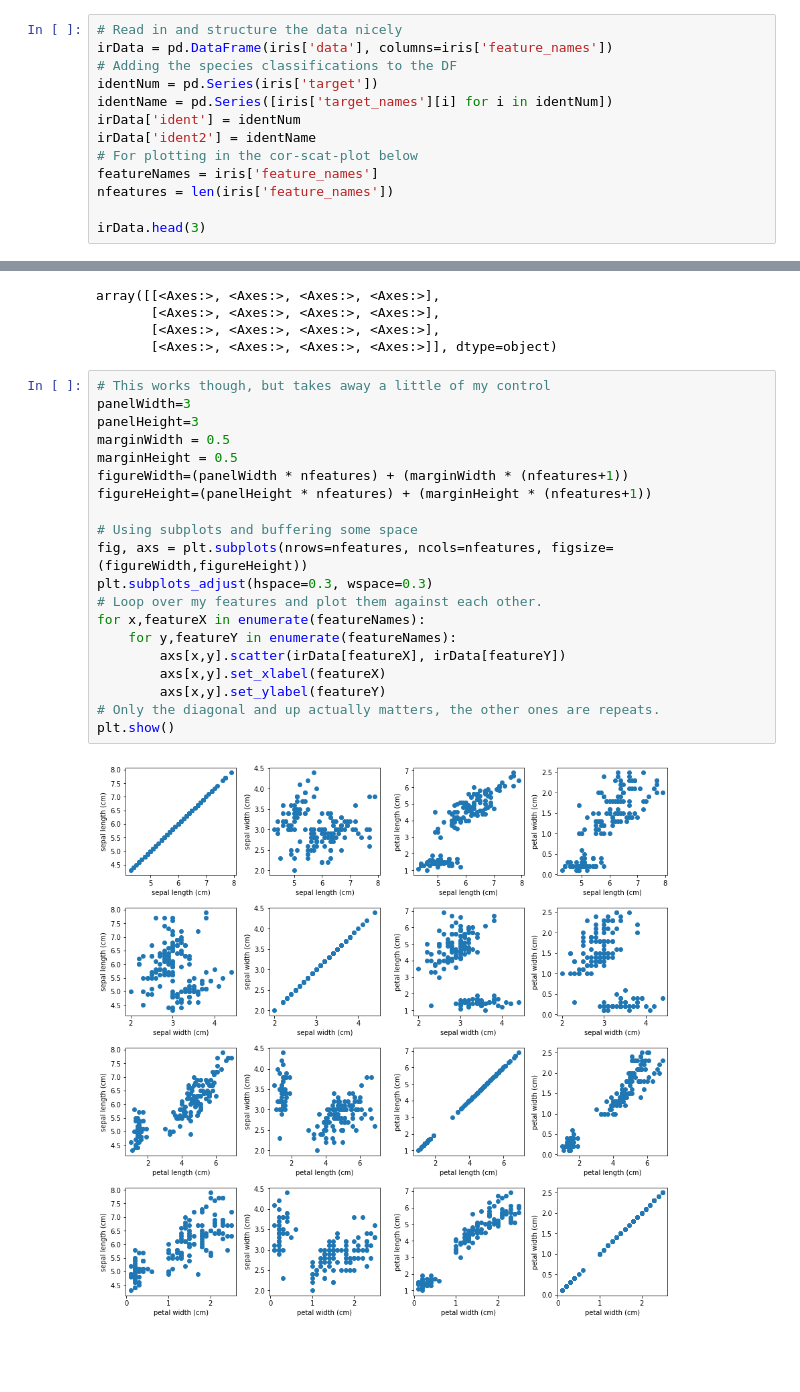
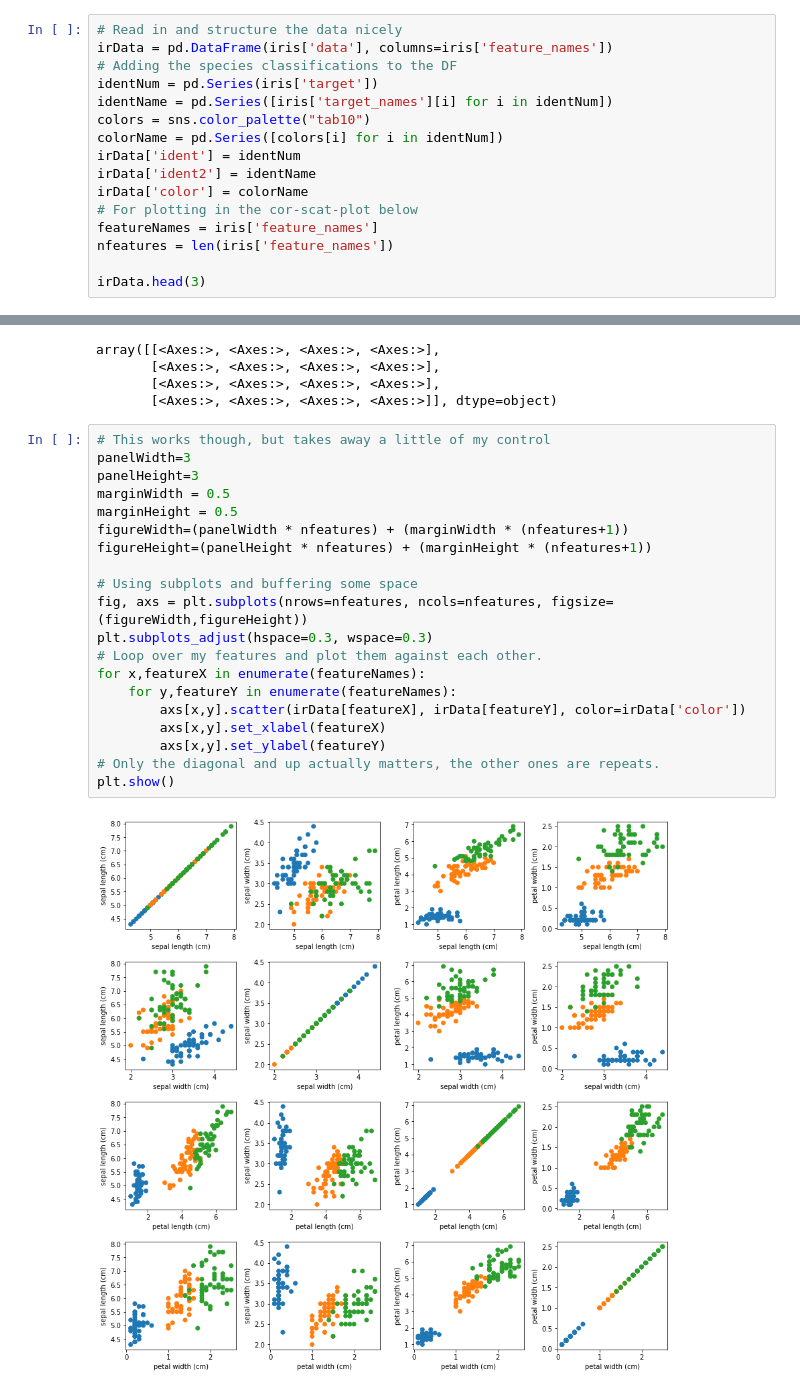
Before and after one commit to Matthew1309/Intuitions, a Jupyter notebook: Linear_regression/LR_Iris.ipynb, the cells around one changed output, grey strips where cells are left out. Saved outputs shown, nothing was run; the diff lists cells and outputs as text; blank space fills up the shorter version.

Commit message:
Changes LR corr-stat-plot in LR_Iris to have cat color

```diff
--- a/Linear_regression/LR_Iris.ipynb
+++ b/Linear_regression/LR_Iris.ipynb
@@ -16,8 +16,11 @@ irData = pd.DataFrame(iris['data'], columns=iris['feature_names'])
 # Adding the species classifications to the DF
 identNum = pd.Series(iris['target'])
 identName = pd.Series([iris['target_names'][i] for i in identNum])
+colors = sns.color_palette("tab10")
+colorName = pd.Series([colors[i] for i in identNum])
 irData['ident'] = identNum
 irData['ident2'] = identName
+irData['color'] = colorName
 # For plotting in the cor-scat-plot below
 featureNames = iris['feature_names']
 nfeatures = len(iris['feature_names'])
@@ -83,22 +86,22 @@ array([[<Axes:>, <Axes:>, <Axes:>, <Axes:>],
 # %%
 # This works though, but takes away a little of my control
 panelWidth=3
 panelHeight=3
 marginWidth = 0.5
 marginHeight = 0.5
 figureWidth=(panelWidth * nfeatures) + (marginWidth * (nfeatures+1))
 figureHeight=(panelHeight * nfeatures) + (marginHeight * (nfeatures+1))
 
 # Using subplots and buffering some space
 fig, axs = plt.subplots(nrows=nfeatures, ncols=nfeatures, figsize=(figureWidth,figureHeight))
 plt.subplots_adjust(hspace=0.3, wspace=0.3)
 # Loop over my features and plot them against each other.
 for x,featureX in enumerate(featureNames):
     for y,featureY in enumerate(featureNames):
-        axs[x,y].scatter(irData[featureX], irData[featureY])
+        axs[x,y].scatter(irData[featureX], irData[featureY], color=irData['color'])
         axs[x,y].set_xlabel(featureX)
         axs[x,y].set_ylabel(featureY)
 # Only the diagonal and up actually matters, the other ones are repeats.
 plt.show()
 # %% [output]
-[figure, old version]
+[figure, new version]
```
Also changed, not shown: parts of 3 cells of this notebook.
